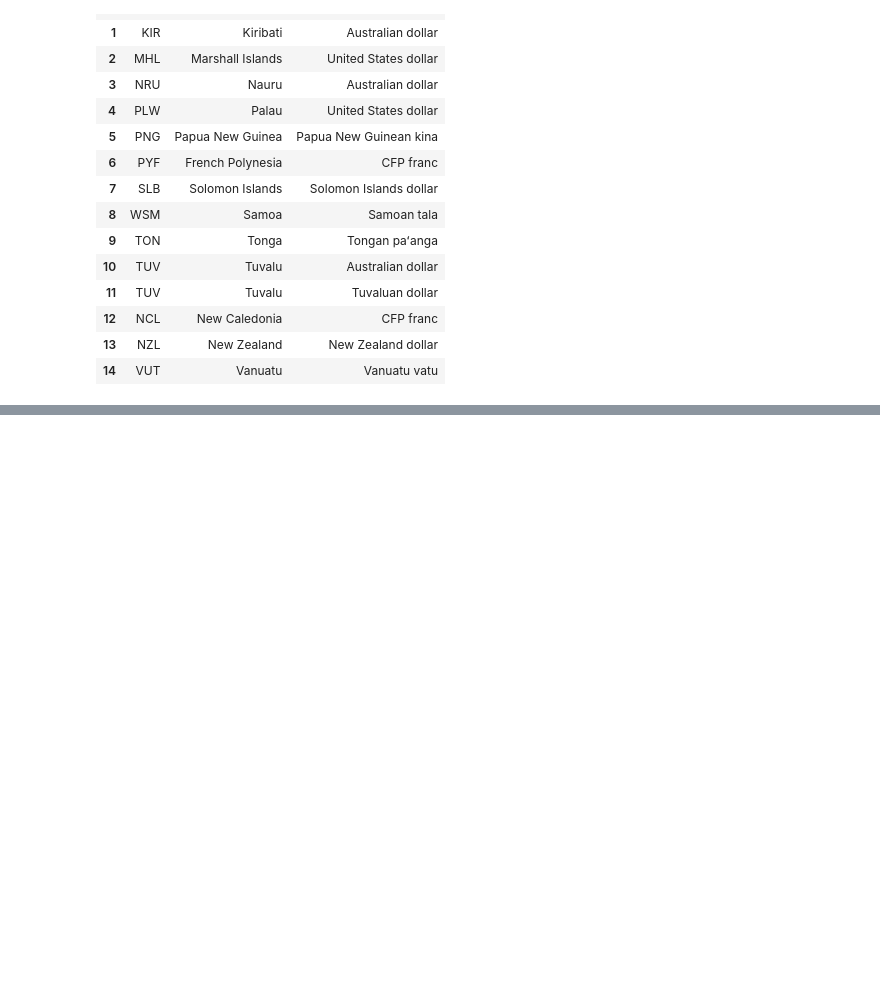
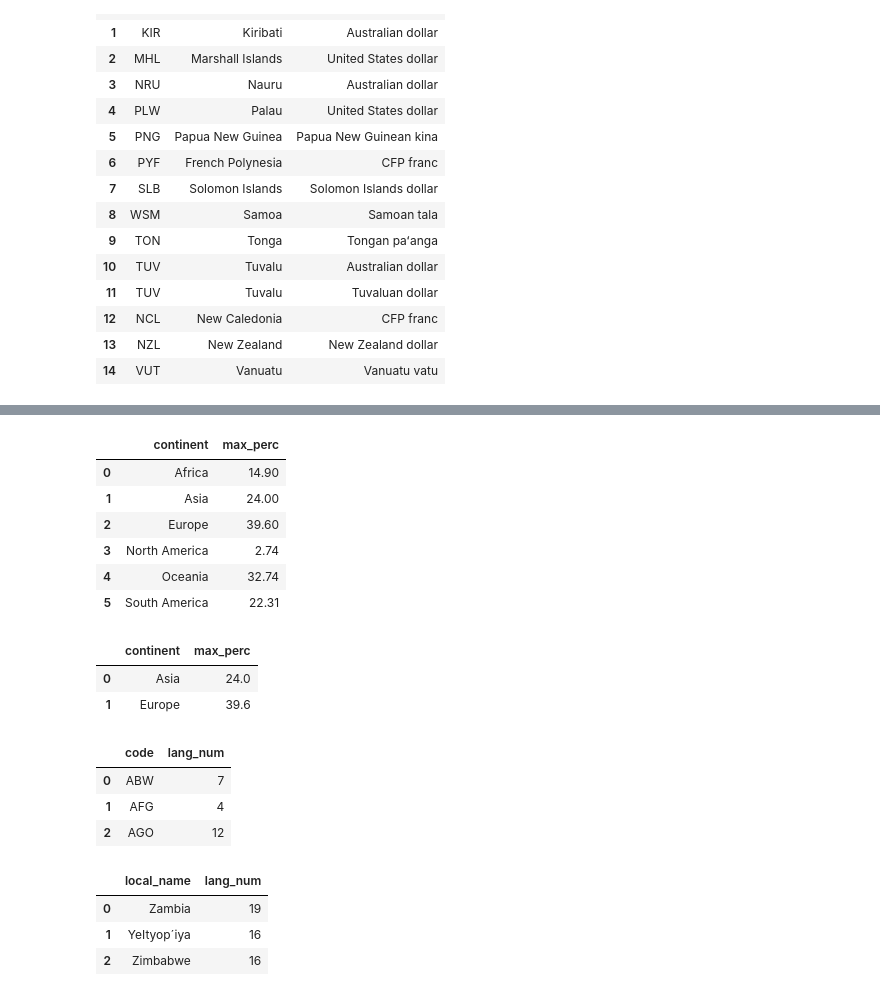
Before and after one commit to MikSm1th/datacamp_notes, a Jupyter notebook: joining_data_in_SQL/Set theory clauses.ipynb, the cells around one changed output, grey strips where cells are left out. Drawn from its saved outputs; the diff is of its cells as text; code cells hidden in the pictures; blank space fills up the shorter version.

```diff
--- a/joining_data_in_SQL/Set theory clauses.ipynb
+++ b/joining_data_in_SQL/Set theory clauses.ipynb
@@ -374,0 +507,25 @@ WHERE continent = 'Oceania';''')
+# %%
+sql_query('''SELECT continent, MAX(women_parli_perc) AS max_perc
+FROM states
+GROUP BY continent
+ORDER BY continent;''')
+# %% [output]
+|  | continent | max_perc |
+| 0 | Africa | 14.90 |
+| 1 | Asia | 24.00 |
+| 2 | Europe | 39.60 |
+| 3 | North America | 2.74 |
+| 4 | Oceania | 32.74 |
+| 5 | South America | 22.31 |
+# %%
+sql_query('''SELECT DISTINCT monarchs.continent AS continent, subquery.max_perc
+FROM monarchs,
+    (SELECT continent, MAX(women_parli_perc) AS max_perc
+    FROM states
+    GROUP BY continent) AS subquery
+WHERE monarchs.continent = subquery.continent
+ORDER BY continent;''')
+# %% [output]
+|  | continent | max_perc |
+| 0 | Asia | 24.0 |
+| 1 | Europe | 39.6 |
@@ -374,0 +537,26 @@ WHERE continent = 'Oceania';''')
+# %%
+sql_query('''-- Select fields (with aliases)
+SELECT code, COUNT(*) AS lang_num
+  -- From languages
+  FROM languages
+-- Group by code
+GROUP BY code;
+''').head(3)
+# %% [output]
+|  | code | lang_num |
+| 0 | ABW | 7 |
+| 1 | AFG | 4 |
+| 2 | AGO | 12 |
+# %%
+sql_query('''SELECT local_name, subquery.lang_num
+  FROM countries,
+  	(SELECT code, COUNT(*) AS lang_num
+  	 FROM languages
+  	 GROUP BY code) AS subquery
+  WHERE countries.code = subquery.code
+ORDER BY lang_num DESC;''').head(3)
+# %% [output]
+|  | local_name | lang_num |
+| 0 | Zambia | 19 |
+| 1 | YeItyop´iya | 16 |
+| 2 | Zimbabwe | 16 |
```
Also changed, not shown: parts of 12 cells of this notebook.
